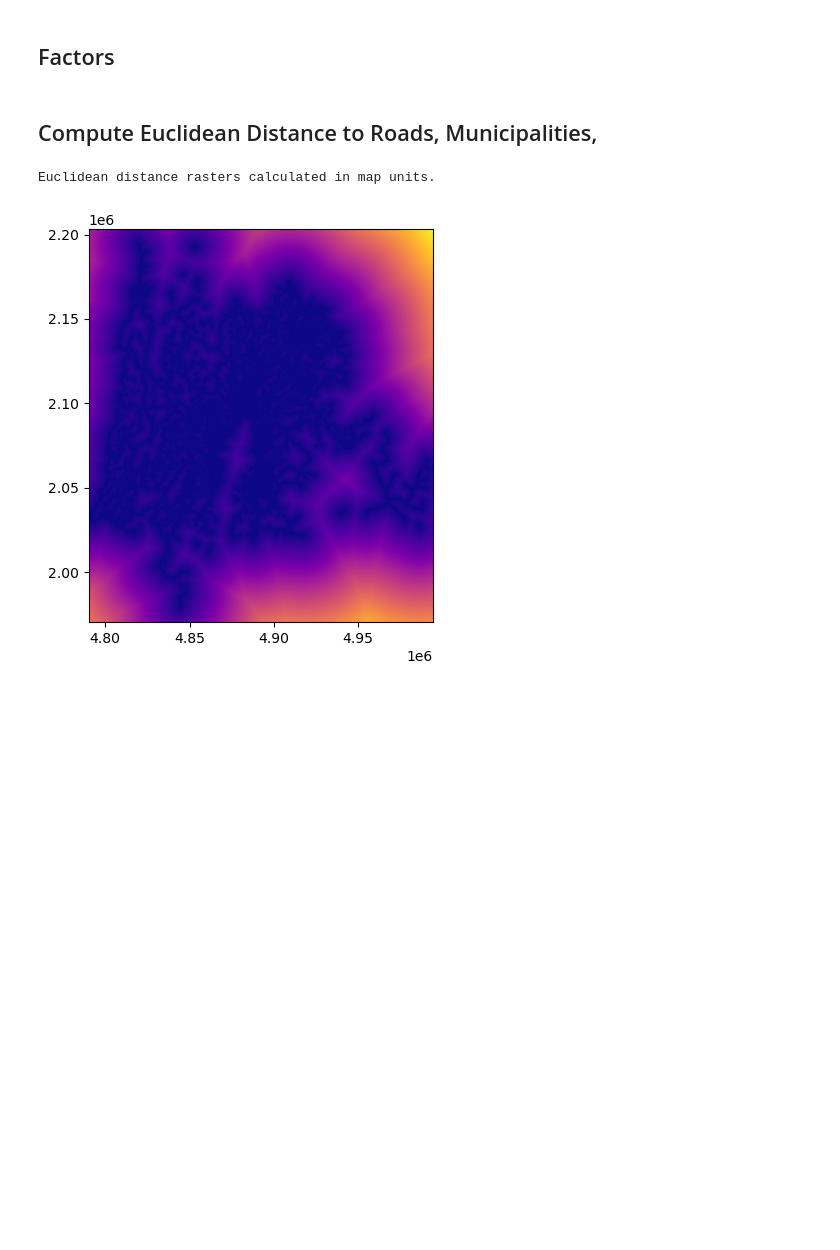
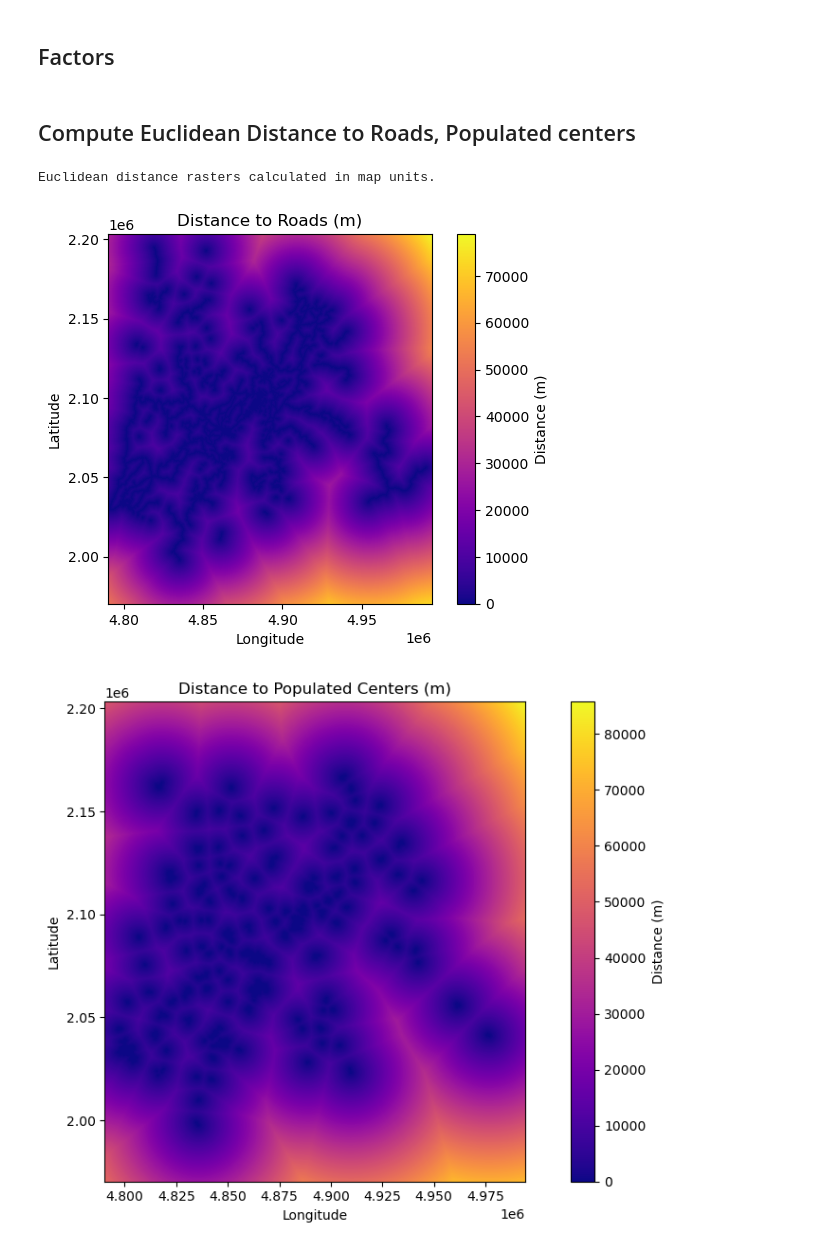
Before and after one commit to aliciaarevalor/multicriteria-analysis, a Jupyter notebook: multicriteria-analysis-part2.ipynb, the cells around one changed output. Drawn from its saved outputs; the diff is of its cells as text; code cells hidden in the pictures; blank space fills up the shorter version.

```diff
--- a/multicriteria-analysis-part2.ipynb
+++ b/multicriteria-analysis-part2.ipynb
@@ -128,32 +131,45 @@ with rasterio.open(pop_center_raster_path) as src:
 # %% [markdown]
 ## Factors
 # %% [markdown]
-## Compute Euclidean Distance to Roads, Municipalities,
+## Compute Euclidean Distance to Roads, Populated centers
 # %%
 # Invert binary rasters (1 = feature → 0 for distance transform)
 # distance_transform_edt computes distance TO the nearest zero
 roads_inv = roads == 0
+popcenter_inv = popcenter == 0
 #  Compute Euclidean distance in pixels
 dist_roads_px = distance_transform_edt(roads_inv)
+dist_popcenter_px = distance_transform_edt(popcenter_inv)
 
 #  Convert distances to map units using pixel size (assume square pixels)
 pixel_size = transform[0]  # pixel width in map units (e.g., metres)
 dist_roads_m = dist_roads_px * pixel_size
+dist_popcenter_m = dist_popcenter_px * pixel_size
 
 print("Euclidean distance rasters calculated in map units.")
 
 # Optional visualisation
 
 
 plt.imshow(dist_roads_m, cmap='plasma', extent=[bounds.left, bounds.right, bounds.bottom, bounds.top])
-#plt.set_title("Distance to Roads (m)")
-#plt.colorbar(img1, ax=axs[0], label="Metres")
 
+plt.title("Distance to Roads (m)")
+plt.xlabel("Longitude")
+plt.ylabel("Latitude")
+plt.colorbar(label="Distance (m)")
+
+plt.figure(figsize=(10, 6))
+plt.imshow(dist_popcenter_m, cmap='plasma', extent=[bounds.left, bounds.right, bounds.bottom, bounds.top])
+plt.title("Distance to Populated Centers (m)")
+plt.xlabel("Longitude")
+plt.ylabel("Latitude")
+plt.colorbar(label="Distance (m)")
 
 plt.grid(False)
 
 plt.tight_layout()
 plt.show()
 # %% [output]
 Euclidean distance rasters calculated in map units.
-[figure, old version]
+[figure, new version]
+[figure, added]
```
Also changed, not shown: parts of 8 cells of this notebook, 1 other file.
